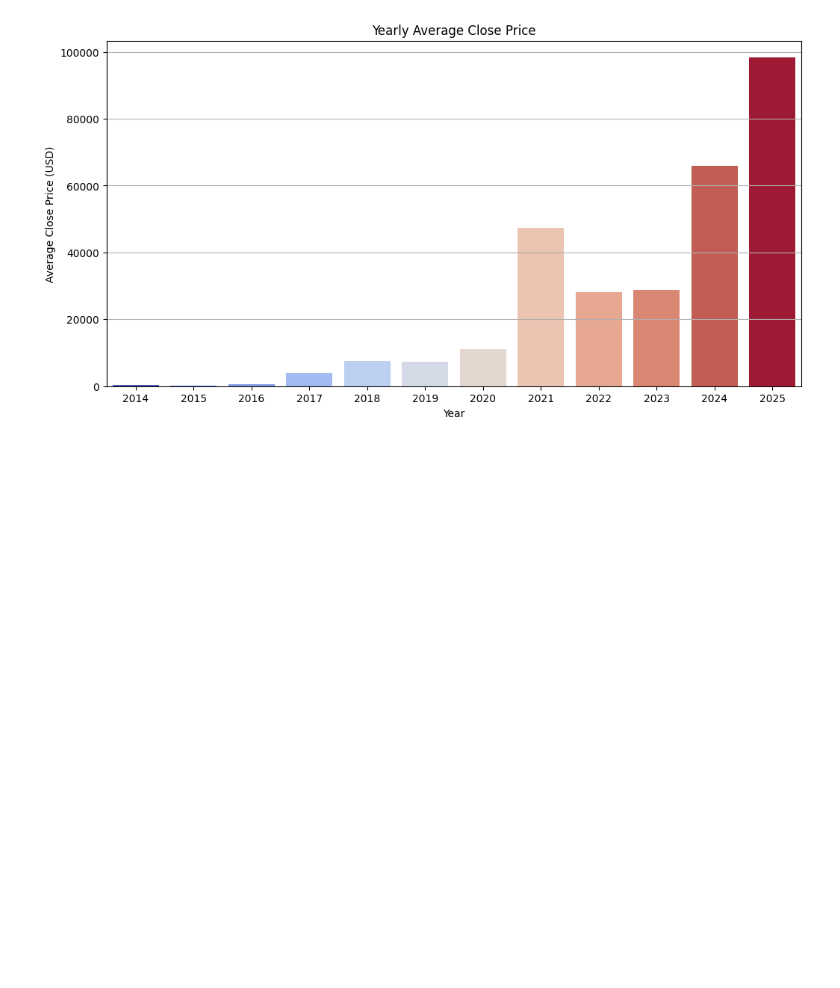
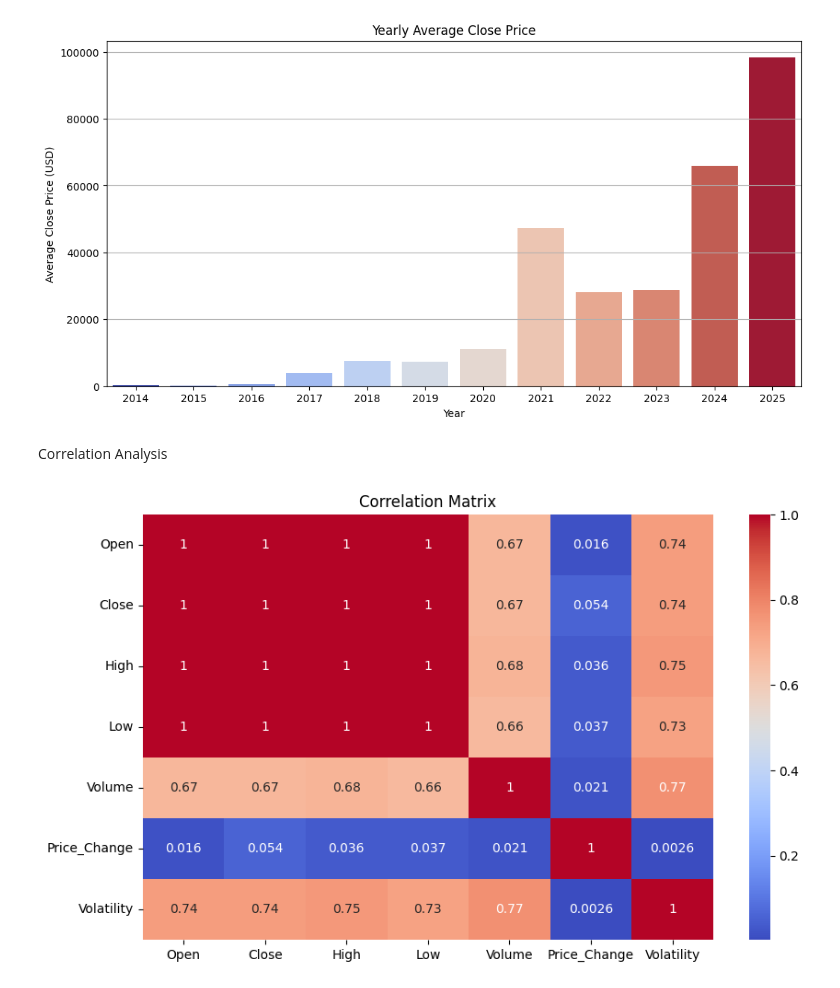
Before and after one commit to EltonGino/Bitcoin-Insights-Pro, a Jupyter notebook: main.ipynb, the cells around one changed output. Cells and saved outputs as stored; diff of their text form; code cells hidden in the pictures; blank space fills up the shorter version.

```diff
--- a/main.ipynb
+++ b/main.ipynb
@@ -170,3 +170,12 @@ plt.grid(axis='y')
 plt.show()
 # %% [output]
 [figure]
+# %% [markdown]
+Correlation Analysis
+# %%
+plt.figure(figsize=(10,6))
+sns.heatmap(df[['Open','Close','High','Low','Volume','Price_Change','Volatility']].corr(), annot=True, cmap='coolwarm')
+plt.title('Correlation Matrix')
+plt.show()
+# %% [output]
+[figure, added]
```
Also changed, not shown: parts of 4 cells of this notebook.
